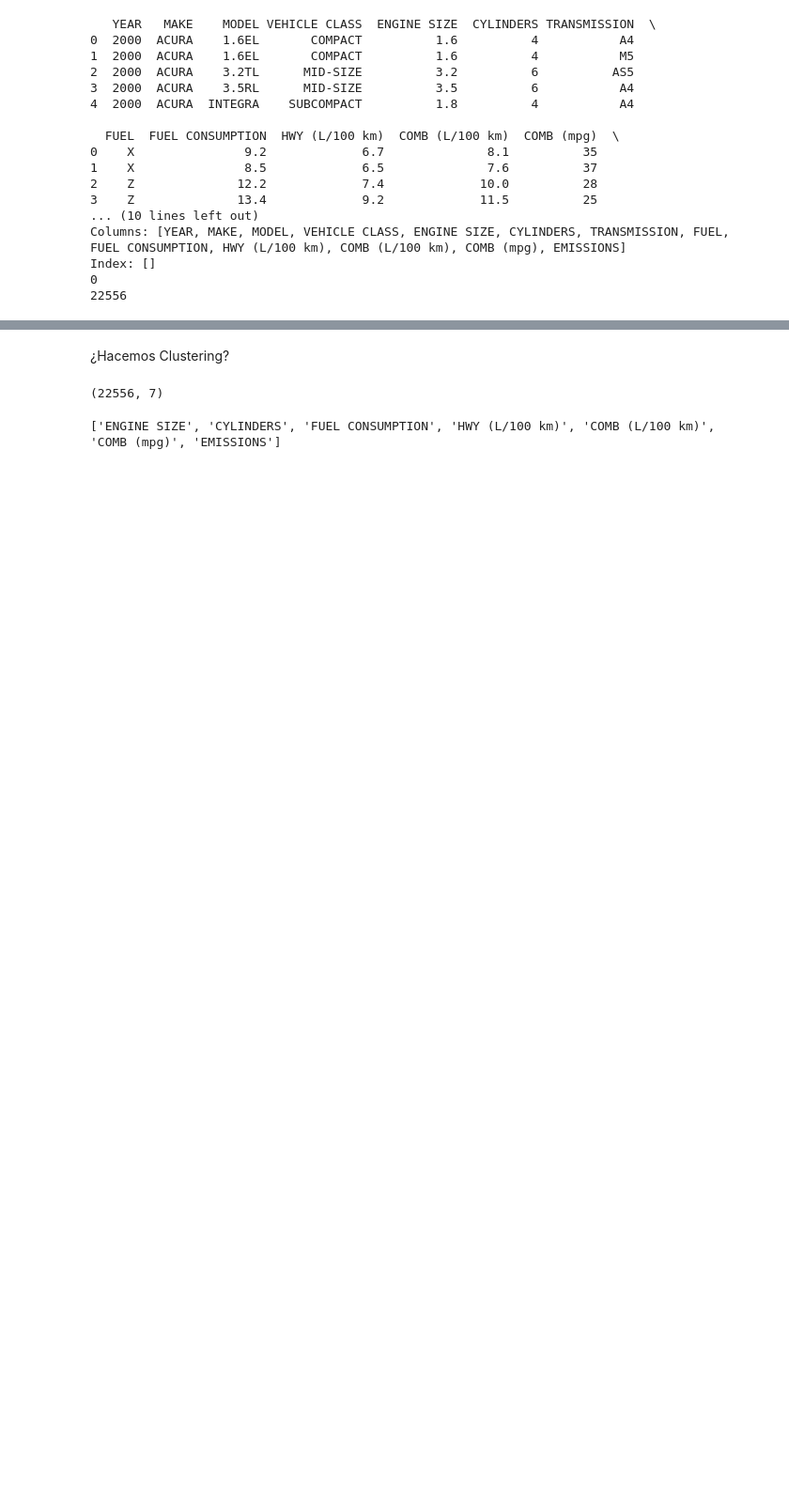
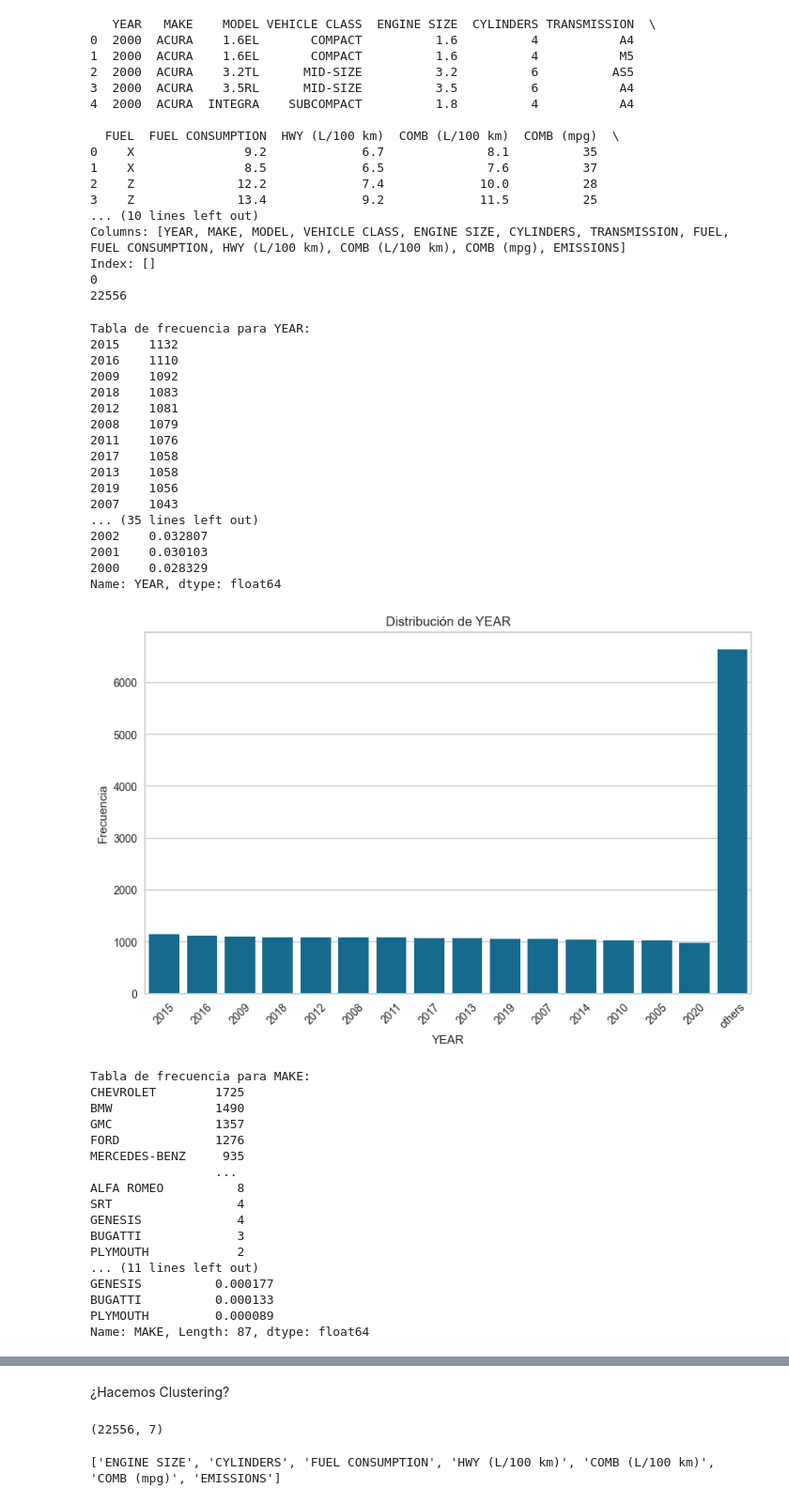
Before and after one commit to FabianJuarez182/Proyecto._Analisis_Exploratorio_MD, a Jupyter notebook: analisis_exploratorio2.ipynb, the cells around one changed output, grey strips where cells are left out. Shown at 94% size. Saved outputs shown, nothing was run; the diff lists cells and outputs as text; code cells hidden in the pictures; blank space fills up the shorter version.

```diff
--- a/analisis_exploratorio2.ipynb
+++ b/analisis_exploratorio2.ipynb
@@ -111,3 +84,75 @@ Columns: [YEAR, MAKE, MODEL, VEHICLE CLASS, ENGINE SIZE, CYLINDERS, TRANSMISSION
 Index: []
 0
 22556
+# %%
+# Lista de variables categóricas
+categorical_variables = ['YEAR','MAKE', 'VEHICLE CLASS', 'ENGINE SIZE', 'CYLINDERS','TRANSMISSION', 'FUEL']
+
+# Para cada variable categórica
+for variable in categorical_variables:
+    # Tabla de frecuencia
+    freq_table = datos[variable].value_counts()
+    print(f'Tabla de frecuencia para {variable}:\n{freq_table}\n')
+
+    # Tabla de proporciones
+    prop_table = datos[variable].value_counts(normalize=True)
+    print(f'Tabla de proporciones para {variable}:\n{prop_table}\n')
+
+    #Si hay mas de 15 registros:
+    if len(freq_table) > 15:
+        # Tomar los primeros 15 registros
+        top_15 = freq_table.iloc[:15]
+
+        # Sumar las frecuencias del resto
+        others_sum = freq_table.iloc[15:].sum()
+
+        # Crear una nueva serie con los primeros 15 registros y "others"
+        new_freq_table = top_15.append(pd.Series([others_sum], index=['others']))
+    else:
+        #Si no hay mas de 15, se queda como está
+        new_freq_table = freq_table
+
+    # Gráfico de barras
+    plt.figure(figsize=(10, 6))
+    sns.barplot(x=new_freq_table.index, y=new_freq_table.values)
+    plt.title(f'Distribución de {variable}')
+    plt.ylabel('Frecuencia')
+    plt.xlabel(variable)
+    plt.xticks(rotation=45)
+    plt.show()
+# %% [output]
+Tabla de frecuencia para YEAR:
+2015    1132
+2016    1110
+2009    1092
+2018    1083
+2012    1081
+2008    1079
+2011    1076
+2017    1058
+2013    1058
+2019    1056
+2007    1043
+... (35 lines left out)
+2002    0.032807
+2001    0.030103
+2000    0.028329
+Name: YEAR, dtype: float64
+[figure, added]
+Tabla de frecuencia para MAKE:
+CHEVROLET        1725
+BMW              1490
+GMC              1357
+FORD             1276
+MERCEDES-BENZ     935
+                 ...
+ALFA ROMEO          8
+SRT                 4
+GENESIS             4
+BUGATTI             3
+PLYMOUTH            2
+... (11 lines left out)
+GENESIS          0.000177
+BUGATTI          0.000133
+PLYMOUTH         0.000089
+Name: MAKE, Length: 87, dtype: float64
```
Also changed, not shown: parts of 18 cells of this notebook.
